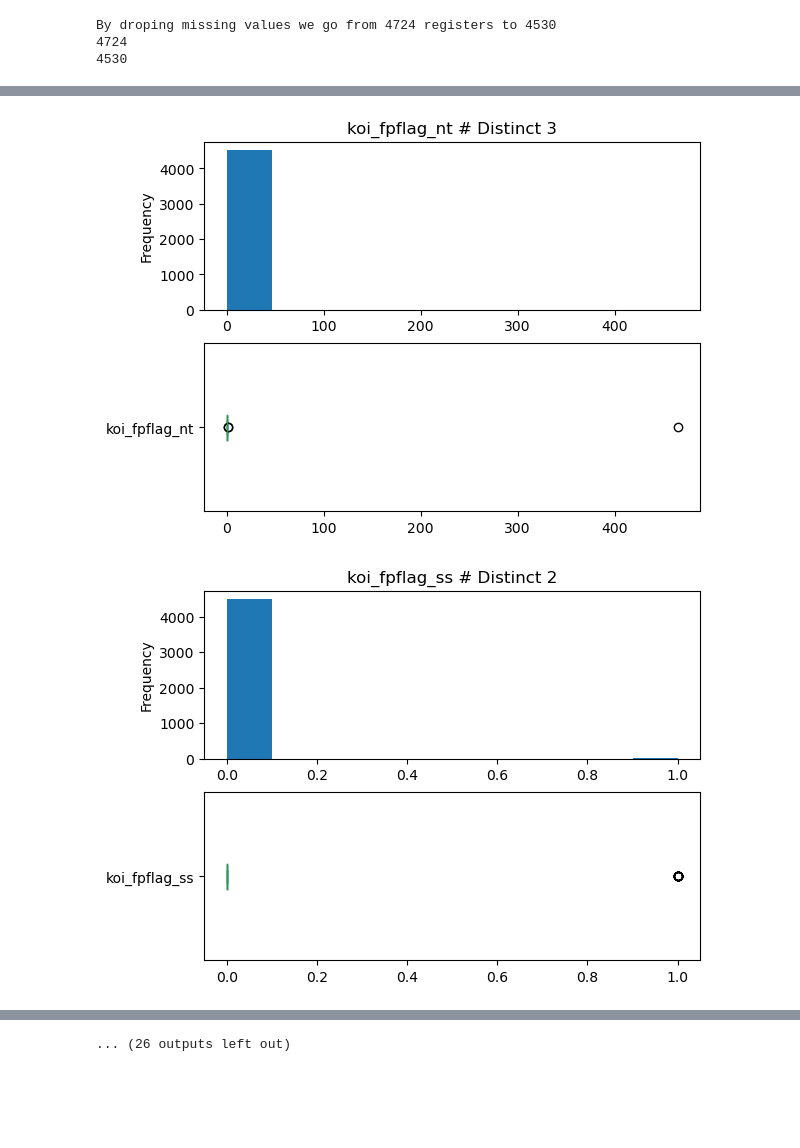
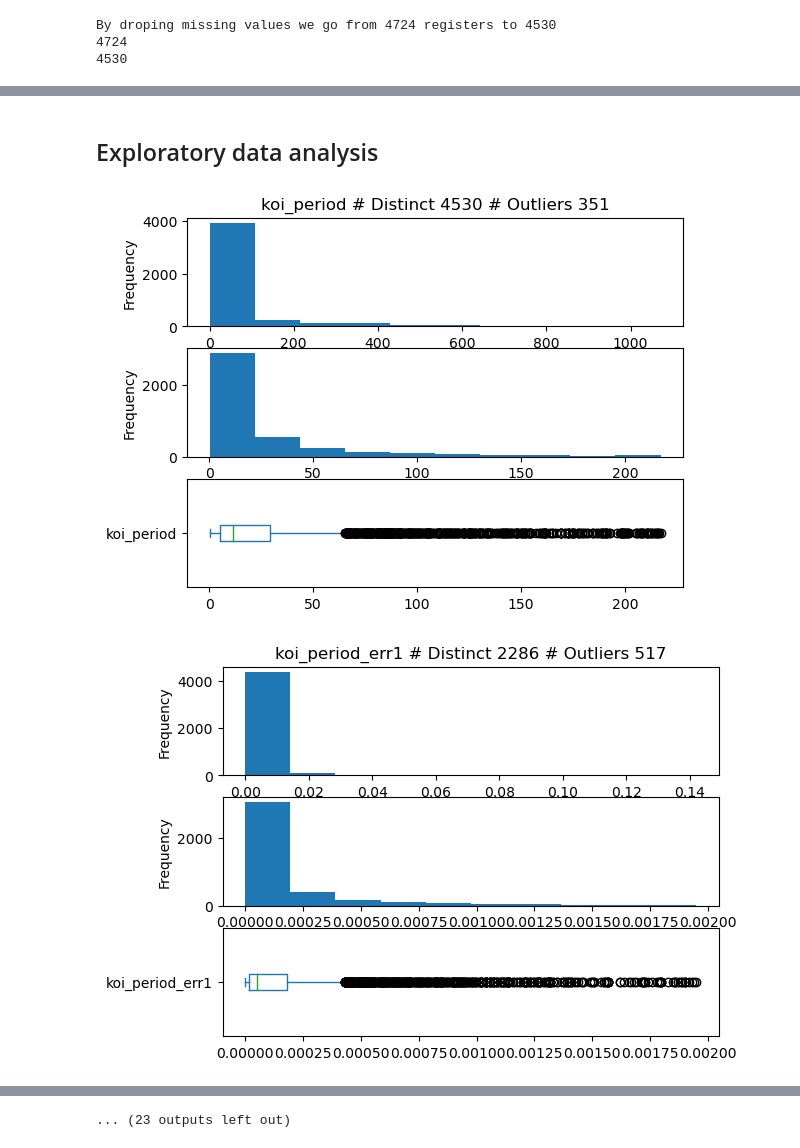
Before and after one commit to mp2b31/MDS-ML-Exoplanets, a Jupyter notebook: Exoplanet Identification.ipynb, the cells around one changed output, grey strips where cells are left out. Cells and saved outputs as stored; diff of their text form; code cells hidden in the pictures; blank space fills up the shorter version.

Commit message:
Changed the order and added plots

```diff
--- a/Exoplanet Identification.ipynb
+++ b/Exoplanet Identification.ipynb
@@ -119,0 +105,5 @@ By droping missing values we go from 4724 registers to 4530
+# %%
+# Explore potential categorical variables
+for var in ["koi_disposition","koi_tce_plnt_num","koi_tce_delivname","koi_fpflag_co","koi_fpflag_ec","koi_fpflag_nt","koi_fpflag_ss"]:
+    print(df[var].value_counts())
+    print()
@@ -120,3 +128,12 @@ By droping missing values we go from 4724 registers to 4530
 # %%
+# By exploring, we find that koi_fpflag_co koi_fpflag_ec only contain one distinct value so we drop them
+# Also koi_fpflag_nt and koi_fpflag_ss almost all their entries with the same value. We will drop them or not.
 df = df.drop(columns=["koi_fpflag_co","koi_fpflag_ec"])
+df = df.drop(columns=["koi_fpflag_nt"])
 df = df.dropna()
+# %%
+# Convert to categorical
+df["koi_disposition"] = pd.Categorical(df["koi_disposition"])
+df["koi_tce_plnt_num"] = pd.Categorical(df["koi_tce_plnt_num"],ordered=True)
+df["koi_tce_delivname"] = pd.Categorical(df["koi_tce_delivname"])
+df["koi_fpflag_ss"] = pd.Categorical(df["koi_fpflag_ss"])
@@ -123,16 +160,32 @@ df = df.dropna()
+# %% [markdown]
+## Exploratory data analysis
 # %%
 # Decide which plots we will keep
+
+misval_factor = 5
 
 for col in df:
     var = df[col]
     if var.dtype.kind != 'O':
+        q1 = var.quantile(0.25)
+        q3 = var.quantile(0.75)
+        iqr = q3 - q1
+        if iqr != 0:
+            var_filt = var[~((var < (q1 - misval_factor * iqr)) |(var > (q3 + misval_factor * iqr)))]
+            misscount = len(var) - len(var_filt)
 
-        fig,axs = plt.subplots(2,1)
-        _ = var.plot.hist(ax=axs[0])
-        _ = var.plot.box(ax=axs[1],vert=False)
+            fig,axs = plt.subplots(3,1)
+            _ = var.plot.hist(ax=axs[0])
+            _ = var_filt.plot.hist(ax=axs[1])
+            _ = var_filt.plot.box(ax=axs[2],vert=False)
+        else:
+            fig,axs = plt.subplots(2,1)
+            _ = var.plot.hist(ax=axs[0])
+            _ = var.plot.box(ax=axs[1],vert=False)
+            misscount = 0
 
-        axs[0].set_title(f"{col} # Distinct {len(var.drop_duplicates())}")
+        axs[0].set_title(f"{col} # Distinct {len(var.drop_duplicates())} # Outliers {misscount}")
         plt.show()
 # %% [output]
-[figure, old version]
+[figure, new version]
-[figure, old version]
+[figure, new version]
@@ -149 +202 @@ for col in df:
-... (26 outputs left out)
+... (23 outputs left out)
```
Also changed, not shown: parts of 9 cells of this notebook.
